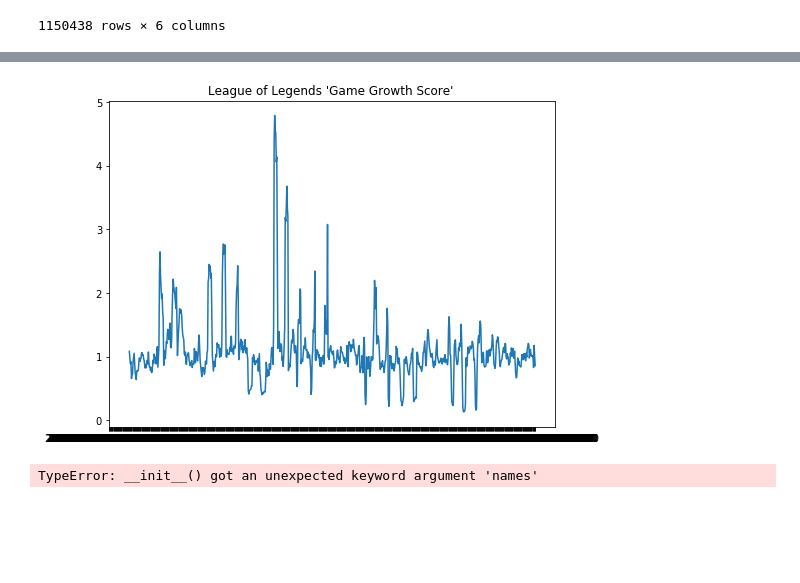
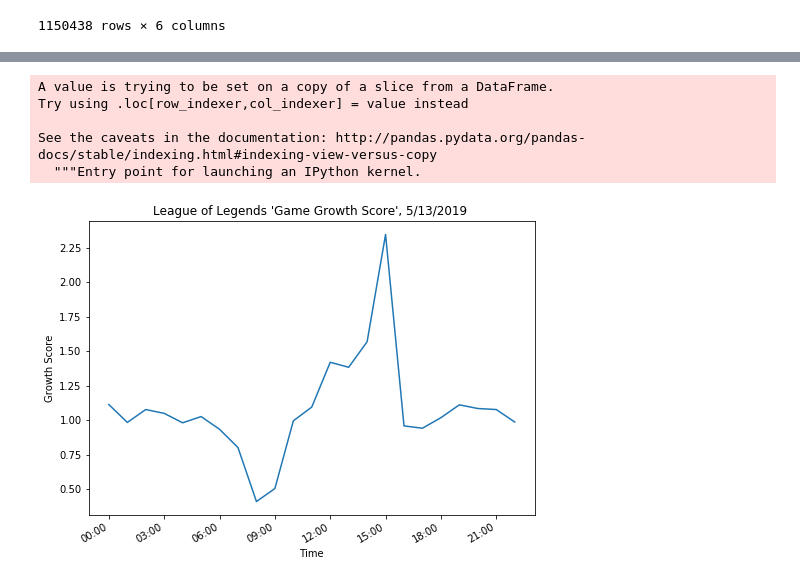
Before and after one commit to natashaborders-zz/Twitch_Streamers_Recommender, a Jupyter notebook: Jeremy_Notebooks/Growth_Score_Notebook.ipynb, the cells around one changed output, grey strips where cells are left out. Saved outputs shown, nothing was run; the diff lists cells and outputs as text; code cells hidden in the pictures; blank space fills up the shorter version.

Commit message:
Cleaning game growth score graph

```diff
--- a/Jeremy_Notebooks/Growth_Score_Notebook.ipynb
+++ b/Jeremy_Notebooks/Growth_Score_Notebook.ipynb
@@ -163,13 +99,32 @@ array(['2019-04-22 00:00:00.000', '2019-04-22 01:00:00.000',
+# %%
+LoL_growth_df['timestamp']=pd.to_datetime(LoL_growth_df['timestamp'])
+# %% [output]
+A value is trying to be set on a copy of a slice from a DataFrame.
+Try using .loc[row_indexer,col_indexer] = value instead
+
+See the caveats in the documentation: http://pandas.pydata.org/pandas-docs/stable/indexing.html#indexing-view-versus-copy
+  """Entry point for launching an IPython kernel.
 # %%
 fig, ax = plt.subplots(figsize=(8,6))
 # Set background of area behind axis labels
 fig.patch.set_facecolor('white')
-plt.plot(LoL_growth_df['timestamp'].values, LoL_growth_df['game_growth'].values)
-plt.title("League of Legends 'Game Growth Score' ")
-plt.show()
+
+start_index = 504
+plotting_range = 23
+ax.plot(LoL_growth_df['timestamp'][start_index:start_index + plotting_range].values,
+         LoL_growth_df['game_growth'][start_index:start_index + plotting_range].values)
+ax.set_title("League of Legends 'Game Growth Score', 5/13/2019 ")
+# loc = matplotlib.dates.AutoDateLocator()
+# ax.xaxis.set_major_locator(loc)
+
+# rotate and align the tick labels so they look better
+fig.autofmt_xdate()
+# use a more precise date string for the x axis locations in the toolbar
+# ax.fmt_xdata = mdates.DateFormatter('%y-%H:%M')
+ax.set_ylabel('Growth Score')
+ax.set_xlabel('Time')
+xfmt = mdates.DateFormatter('%H:%M')
+ax.xaxis.set_major_formatter(xfmt)
+# plt.show()
 # %% [output]
-[figure, old version]
+[figure, new version]
-# %%
-pd.DataFrame(df,header=Nonenames = colnames)
-# %% [output]
-TypeError: __init__() got an unexpected keyword argument 'names'
```
Also changed, not shown: parts of 8 cells of this notebook, 1 other file.
